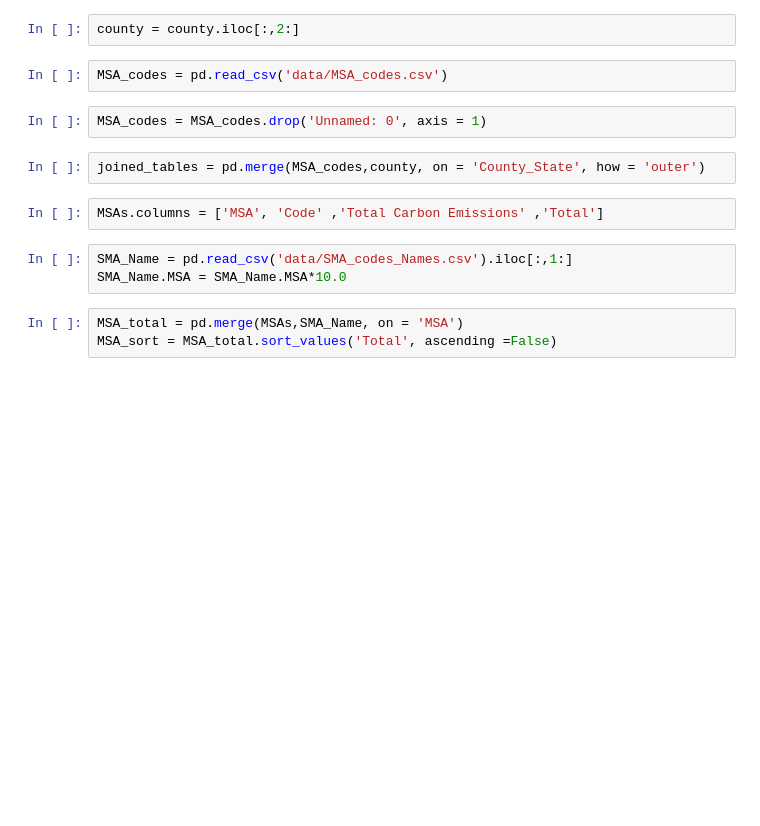
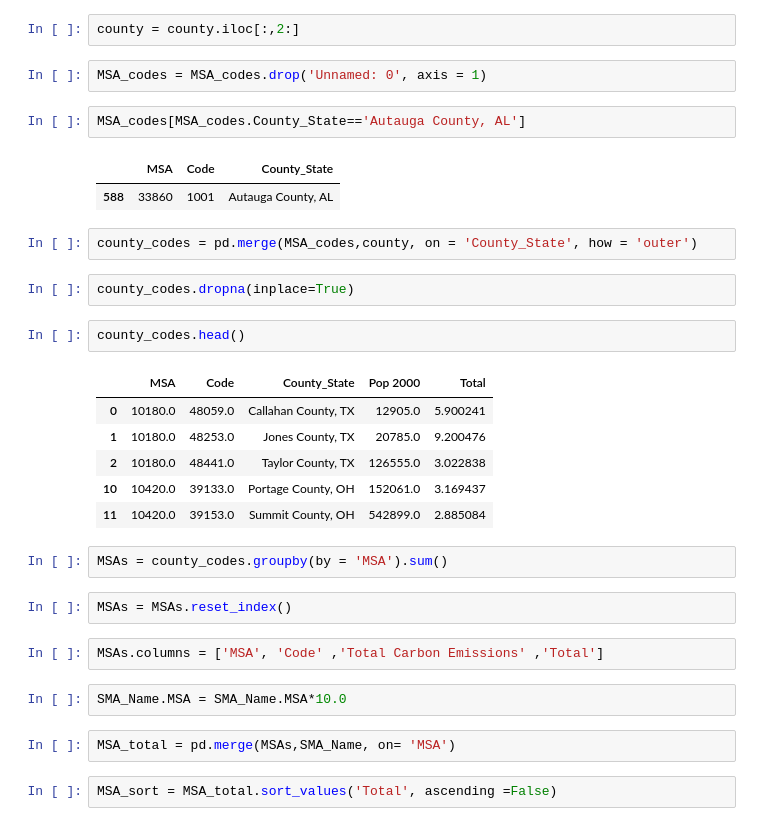
Before and after one commit to esanzglez/Study_of_Optimal_City, a Jupyter notebook: Study_Optimal_City.ipynb, the cells around one changed output. Cells and saved outputs as stored; diff of their text form; blank space fills up the shorter version.

```diff
--- a/Study_Optimal_City.ipynb
+++ b/Study_Optimal_City.ipynb
@@ -21,18 +34,36 @@ county.head()
 county['County_State'] = county.County + ', ' + county.State
 # %%
 county = county.iloc[:,2:]
-# %%
-MSA_codes = pd.read_csv('data/MSA_codes.csv')
 # %%
 MSA_codes = MSA_codes.drop('Unnamed: 0', axis = 1)
+# %%
+MSA_codes[MSA_codes.County_State=='Autauga County, AL']
+# %% [output]
+|  | MSA | Code | County_State |
+| 588 | 33860 | 1001 | Autauga County, AL |
 # %%
-joined_tables = pd.merge(MSA_codes,county, on = 'County_State', how = 'outer')
+county_codes = pd.merge(MSA_codes,county, on = 'County_State', how = 'outer')
+# %%
+county_codes.dropna(inplace=True)
+# %%
+county_codes.head()
+# %% [output]
+|  | MSA | Code | County_State | Pop 2000 | Total |
+| 0 | 10180.0 | 48059.0 | Callahan County, TX | 12905.0 | 5.900241 |
+| 1 | 10180.0 | 48253.0 | Jones County, TX | 20785.0 | 9.200476 |
+| 2 | 10180.0 | 48441.0 | Taylor County, TX | 126555.0 | 3.022838 |
+| 10 | 10420.0 | 39133.0 | Portage County, OH | 152061.0 | 3.169437 |
+| 11 | 10420.0 | 39153.0 | Summit County, OH | 542899.0 | 2.885084 |
+# %%
+MSAs = county_codes.groupby(by = 'MSA').sum()
+# %%
+MSAs = MSAs.reset_index()
 # %%
 MSAs.columns = ['MSA', 'Code' ,'Total Carbon Emissions' ,'Total']
 # %%
-SMA_Name = pd.read_csv('data/SMA_codes_Names.csv').iloc[:,1:]
 SMA_Name.MSA = SMA_Name.MSA*10.0
 # %%
-MSA_total = pd.merge(MSAs,SMA_Name, on = 'MSA')
-MSA_sort = MSA_total.sort_values('Total', ascending =False)
+MSA_total = pd.merge(MSAs,SMA_Name, on= 'MSA')
+# %%
+MSA_sort = MSA_total.sort_values('Total', ascending =False)
 # %%
```
Also changed, not shown: parts of 11 cells of this notebook.
